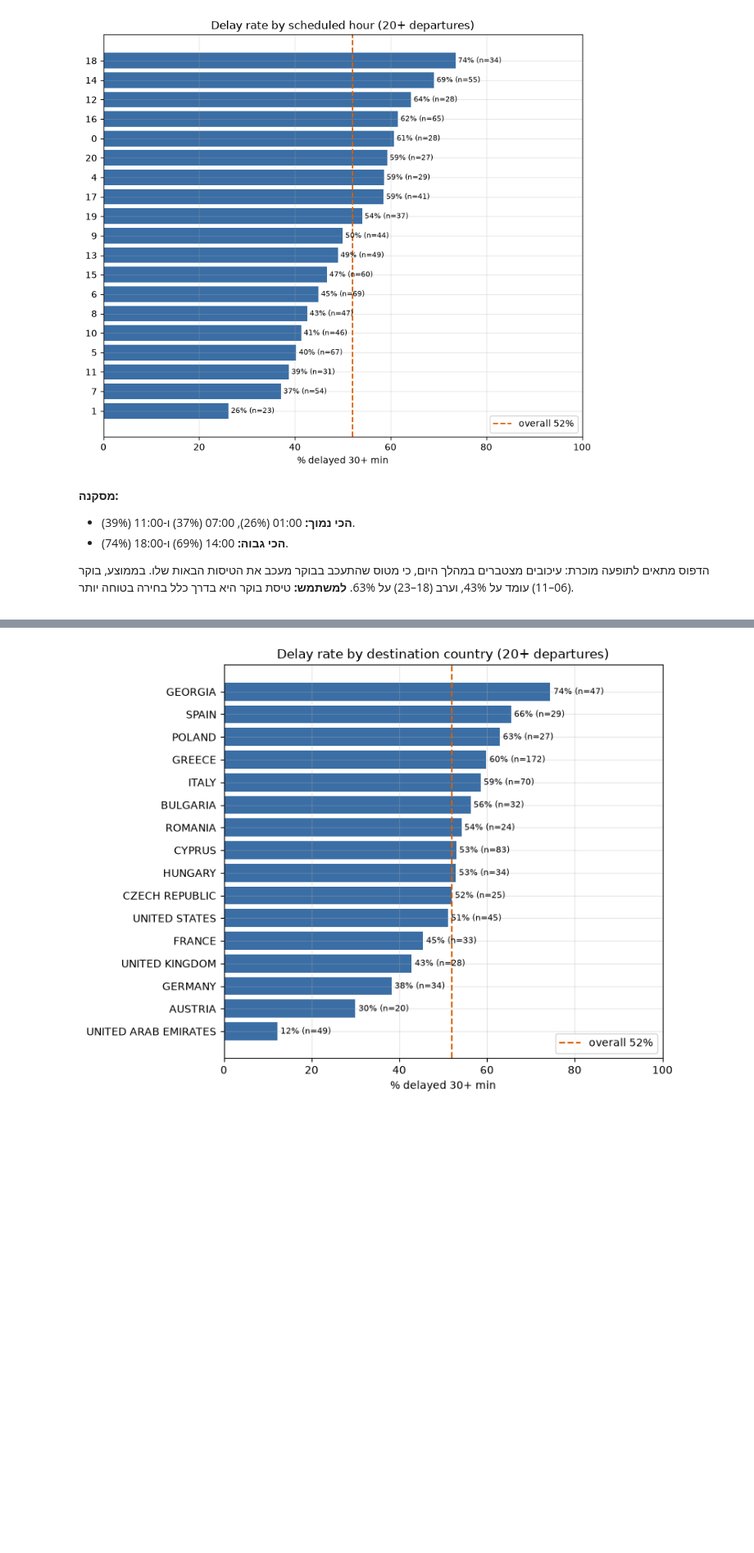
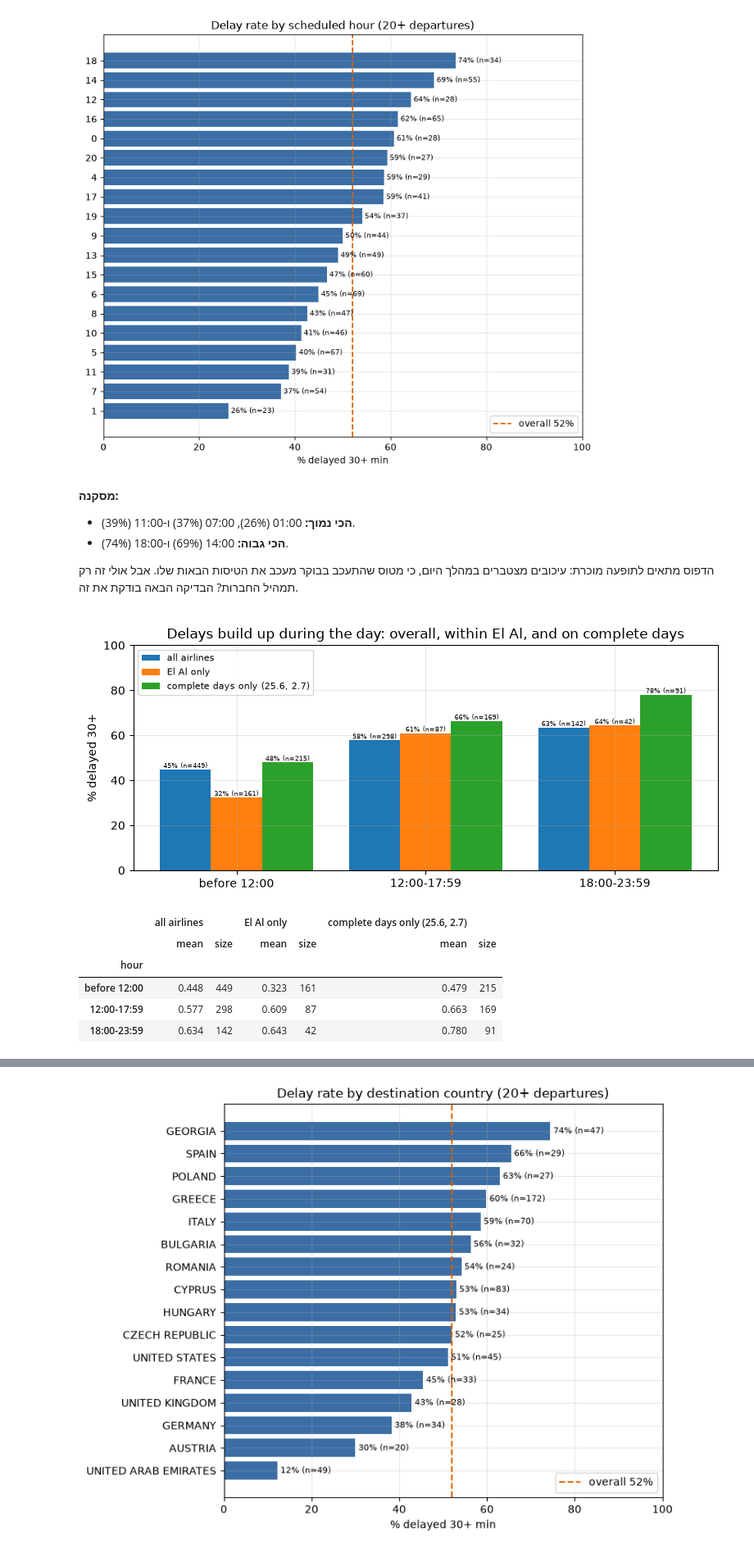
Before and after one commit to Ariel-Vibe-Algorithm/FlyCheck, a Jupyter notebook: notebooks/eda.ipynb, the cells around one changed output, grey strips where cells are left out. Shown at 82% size. Saved outputs shown, nothing was run; the diff lists cells and outputs as text; code cells hidden in the pictures; blank space fills up the shorter version.

```diff
--- a/notebooks/eda.ipynb
+++ b/notebooks/eda.ipynb
@@ -466,6 +468,35 @@ by_hour = rate_plot("hour", title="Delay rate by scheduled hour (20+ departures)
 - **הכי נמוך:** 01:00 (26%), 07:00 (37%) ו-11:00 (39%).
 - **הכי גבוה:** 14:00 (69%) ו-18:00 (74%).
 
-הדפוס מתאים לתופעה מוכרת: עיכובים מצטברים במהלך היום, כי מטוס שהתעכב בבוקר מעכב את הטיסות הבאות שלו. בממוצע, בוקר (06–11) עומד על 43%, וערב (18–23) על 63%. **למשתמש:** טיסת בוקר היא בדרך כלל בחירה בטוחה יותר.
+הדפוס מתאים לתופעה מוכרת: עיכובים מצטברים במהלך היום, כי מטוס שהתעכב בבוקר מעכב את הטיסות הבאות שלו. אבל אולי זה רק תמהיל החברות? הבדיקה הבאה בודקת את זה.
 
 </div>
+# %%
+period = pd.cut(df["hour"], [-1, 11, 17, 23], labels=["before 12:00", "12:00-17:59", "18:00-23:59"])
+full_days = df["service_date"].astype(str).isin(["2026-06-25", "2026-07-02"])
+groups = {
+    "all airlines": df["airline_code"].notna(),
+    "El Al only": df["airline_code"].eq("LY"),
+    "complete days only (25.6, 2.7)": full_days,
+}
+tables = {name: df[mask].groupby(period[mask], observed=True)["delayed_30"].agg(["mean", "size"]) for name, mask in groups.items()}
+fig, ax = plt.subplots(figsize=(8, 3.5))
+width = 0.27
+for k, (name, g) in enumerate(tables.items()):
+    x = np.arange(len(g)) + (k - 1) * width
+    ax.bar(x, g["mean"] * 100, width, label=name)
+    for xi, (r, n) in zip(x, zip(g["mean"], g["size"])):
+        ax.text(xi, r * 100, f"{r:.0%} (n={n})", ha="center", va="bottom", fontsize=6)
+ax.set_xticks(range(3), list(tables["all airlines"].index))
+ax.set_ylim(0, 100); ax.set_ylabel("% delayed 30+"); ax.legend(fontsize=8, loc="upper left")
+ax.set_title("Delays build up during the day: overall, within El Al, and on complete days")
+plt.tight_layout(); plt.show()
+pd.concat(tables, axis=1).round(3)
+# %% [output]
+[figure, added]
+|  | all airlines |  | El Al only |  | complete days only (25.6, 2.7) |  |
+|  | mean | size | mean | size | mean | size |
+| hour |  |  |  |  |  |  |
+| before 12:00 | 0.448 | 449 | 0.323 | 161 | 0.479 | 215 |
+| 12:00-17:59 | 0.577 | 298 | 0.609 | 87 | 0.663 | 169 |
+| 18:00-23:59 | 0.634 | 142 | 0.643 | 42 | 0.780 | 91 |
```
Also changed, not shown: parts of 4 cells of this notebook, 3 other files.
